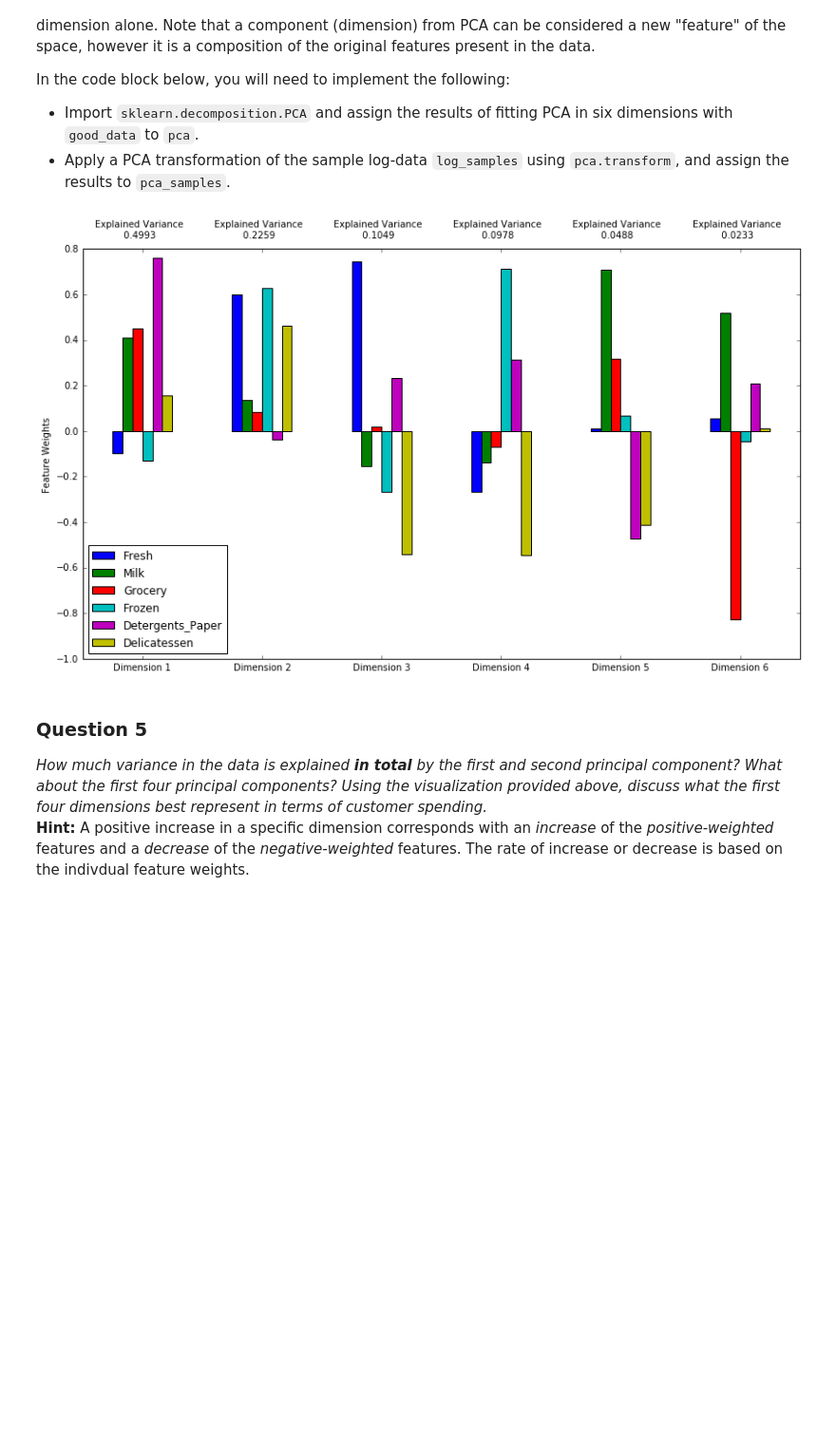
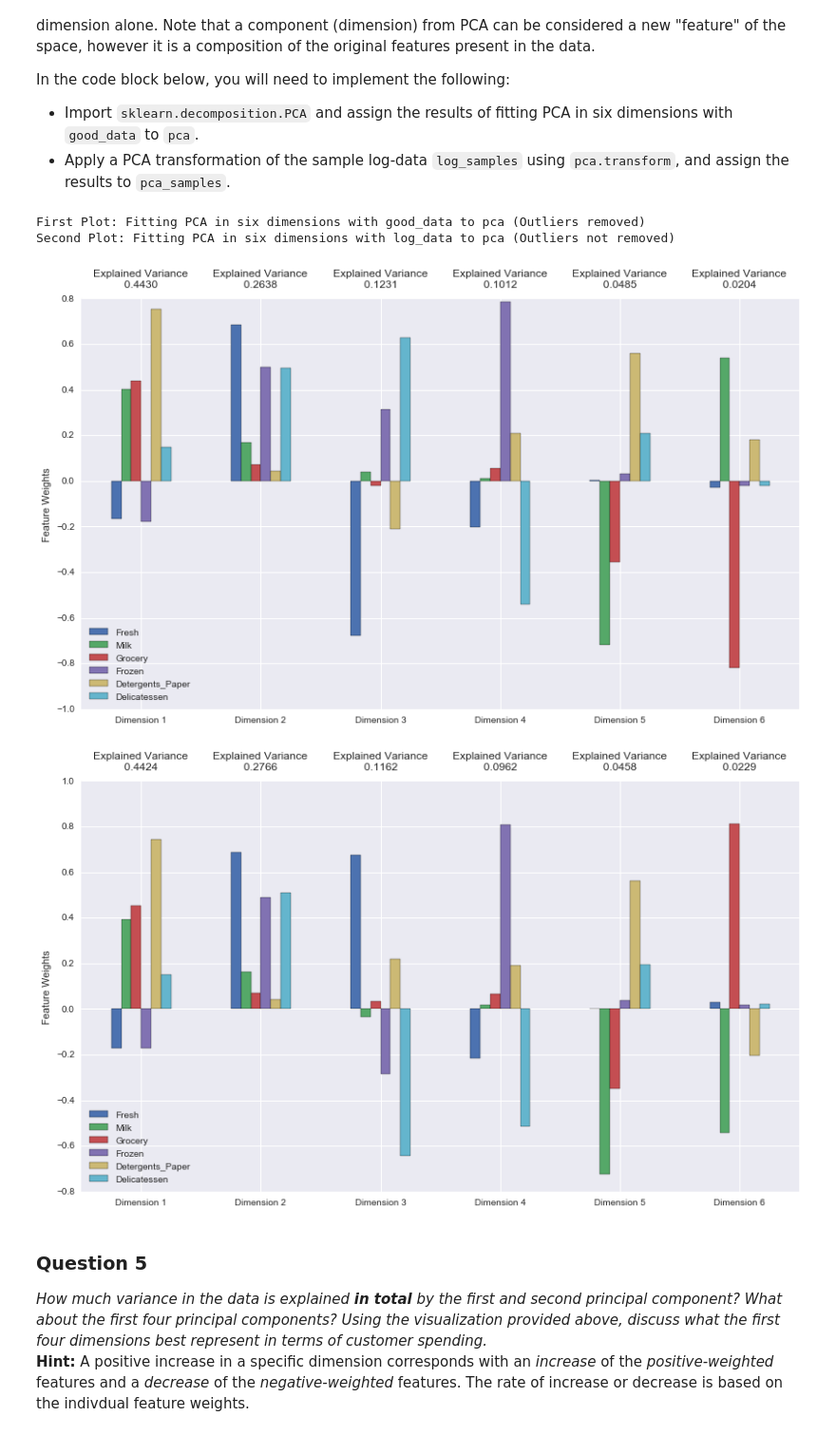
Before and after one commit to atolmid/machine-learning, a Jupyter notebook: projects/creating_customer_segments/customer_segments.ipynb, the cells around one changed output. Shown: that part at 95% size. Drawn from its saved outputs; the diff is of its cells as text; code cells hidden in the pictures; blank space fills up the shorter version.

```diff
--- a/projects/creating_customer_segments/customer_segments.ipynb
+++ b/projects/creating_customer_segments/customer_segments.ipynb
@@ -181,6 +190,7 @@ Once you have performed this implementation, the dataset will be stored in the v
 # %%
 # For each feature find the data points with extreme high or low values
 import itertools
+import pandas as pd
 outliers = []
 for feature in log_data.keys():
 
@@ -197,12 +207,35 @@ for feature in log_data.keys():
     print "Data points considered outliers for the feature '{}':".format(feature)
     display(log_data[~((log_data[feature] >= Q1 - step) & (log_data[feature] <= Q3 + step))])
     outliers.extend(np.where( np.logical_or((log_data[feature] <= Q1 - step), (log_data[feature] >= Q3 + step))))
+
 # OPTIONAL: Select the indices for data points you wish to remove
+#get all the duplicates in a list, and create from that a DataFrame
 merged = list(itertools.chain.from_iterable(outliers))
-outliers  = list(set(merged))
-#print outliers
+merged_df = pd.DataFrame(merged, columns=['d_index'])
+
+#create a column in this DataFrame where it will be stored for each point if it is present in the DataFrame more than once
+merged_df['is_duplicated'] = merged_df.duplicated('d_index')
+
+#create a DataFrame with elements only the entries that are outliers for more than one features
+out = merged_df.loc[merged_df['is_duplicated'] == True]['d_index']
+
+#create a list to use for droping the outliers from the dataset
+outliers  = list(set(out))
+
+# Display the outliers
+print "Data points considered outliers for more than one features:"
+display(log_data.iloc[outliers])
+
 # Remove the outliers, if any were specified
 good_data = log_data.drop(log_data.index[outliers]).reset_index(drop = True)
+
+# Plot the distribution of the features with and without the outliers removed
+print "Plot of the distribution of the features with and without the outliers removed:"
+import seaborn as sns
+for col_id in good_data.columns:
+    sns.distplot(good_data[col_id], hist=False)#, rug=True)
+for col_id in log_data.columns:
+    sns.distplot(log_data[col_id], hist=False)#, rug=True)
 # %% [output]
 Data points considered outliers for the feature 'Fresh':
 |  | Fresh | Milk | Grocery | Frozen | Detergents_Paper | Delicatessen |
@@ -283,17 +326,32 @@ In the code block below, you will need to implement the following:
 # %%
 # TODO: Apply PCA by fitting the good data with the same number of dimensions as features
 from sklearn.decomposition import PCA
 pca = PCA()
 
 pca.fit(good_data)
 
 # TODO: Transform the sample log-data using the PCA fit above
-pca_samples = pca.transform(good_data)
+pca_samples = pca.transform(log_samples)
 
+print "First Plot: Fitting PCA in six dimensions with good_data to pca (Outliers removed)"
 # Generate PCA results plot
 pca_results = rs.pca_results(good_data, pca)
+
+pca2 = PCA()
+
+pca2.fit(log_data)
+
+# TODO: Transform the sample log-data using the PCA fit above
+pca_samples2 = pca2.transform(log_samples)
+
+print "Second Plot: Fitting PCA in six dimensions with log_data to pca (Outliers not removed)"
+# Generate PCA results plot
+pca_results2 = rs.pca_results(log_data, pca2)
 # %% [output]
+First Plot: Fitting PCA in six dimensions with good_data to pca (Outliers removed)
+Second Plot: Fitting PCA in six dimensions with log_data to pca (Outliers not removed)
-[figure, old version]
+[figure, new version]
+[figure, added]
 # %% [markdown]
 ### Question 5
 *How much variance in the data is explained* ***in total*** *by the first and second principal component? What about the first four principal components? Using the visualization provided above, discuss what the first four dimensions best represent in terms of customer spending.*
```
Also changed, not shown: parts of 20 cells of this notebook.
